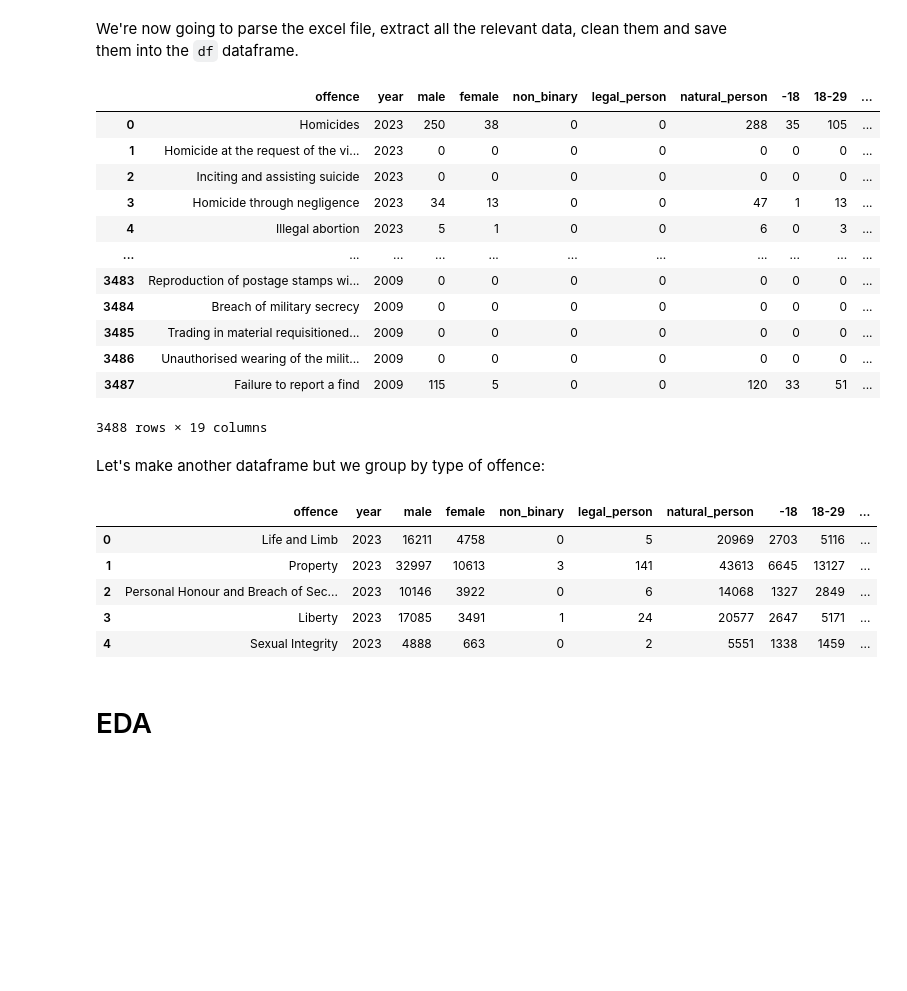
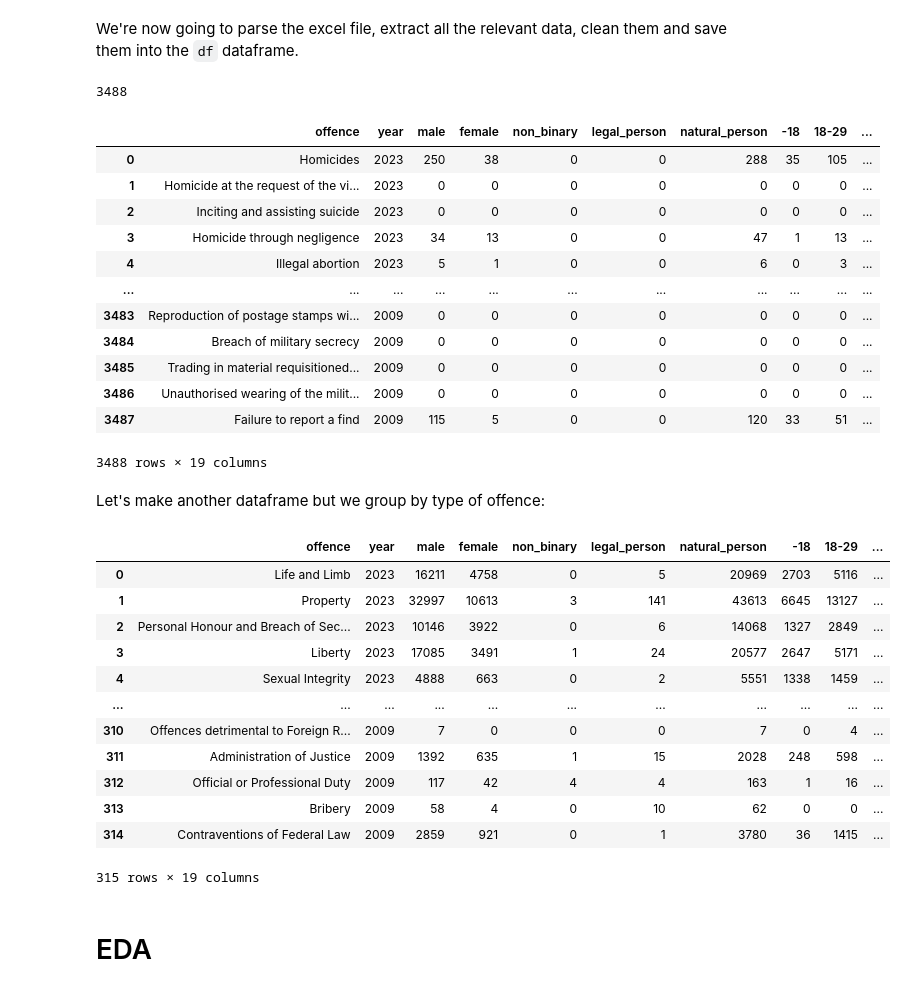
Before and after one commit to grosjeanma/CAS-Applied-Data-Science-2024, a Jupyter notebook: Module-3/M3_Project/M3_Project_Bunning-Grosjean.ipynb, the cells around one changed output. Drawn from its saved outputs; the diff is of its cells as text; code cells hidden in the pictures; blank space fills up the shorter version.

```diff
--- a/Module-3/M3_Project/M3_Project_Bunning-Grosjean.ipynb
+++ b/Module-3/M3_Project/M3_Project_Bunning-Grosjean.ipynb
@@ -106,6 +138,7 @@ for tab_name in tab_names:
     i = row + 7 # data start at line 6
     offence = sheet[f"A{i}"].value
     offence = re.sub(r"\s*\([^)]*\)$", "", offence)
+    offence = offence.strip()
 
     if offence == "Total CC" or offence == "Offence - total":
       break
@@ -138,8 +171,16 @@ for tab_name in tab_names:
     # add the new row to the pd dataset
     df = pd.concat([df, pd.DataFrame([new_row])], ignore_index=True)
 
+# we keep only the offence of 2023
+#offences = df[df['year'] == 2023]['offence'].unique()
+
+# we check each row of our df dataset and if the column is not in the array offences, we remove this line
+#df = df[df['offence'].isin(offences)]
+
+print(len(df))
 df
 # %% [output]
+3488
 |  | offence | year | male | female | non_binary | legal_person | natural_person | -18 | 18-29 | ... |
 | 0 | Homicides | 2023 | 250 | 38 | 0 | 0 | 288 | 35 | 105 | ... |
 | 1 | Homicide at the request of the vi... | 2023 | 0 | 0 | 0 | 0 | 0 | 0 | 0 | ... |
@@ -152,7 +193,7 @@ df
 | 3485 | Trading in material requisitioned... | 2009 | 0 | 0 | 0 | 0 | 0 | 0 | 0 | ... |
 | 3486 | Unauthorised wearing of the milit... | 2009 | 0 | 0 | 0 | 0 | 0 | 0 | 0 | ... |
 | 3487 | Failure to report a find | 2009 | 115 | 5 | 0 | 0 | 120 | 33 | 51 | ... |
-3488 rows × 19 columns
+3488 rows × 19 columns
 # %% [markdown]
 Let's make another dataframe but we group by type of offence:
 # %%
@@ -177,6 +218,7 @@ for tab_name in tab_names:
     i = row + 7 # data start at line 6
     offence = sheet[f"A{i}"].value
     offence = re.sub(r"\s*\([^)]*\)$", "", offence)
+    offence = offence.strip()
 
     # end of tab
     if offence == "Total CC" or offence == "Offence - total":
@@ -188,38 +230,46 @@ for tab_name in tab_names:
 
     #print(offence)
     new_row = {
-      "offence": offence.split(":")[1],
+      "offence": offence.split(":")[1].strip(),
       "year": year,
       "male": parse_cell(sheet[f"J{i}"].value),
       "female": parse_cell(sheet[f"K{i}"].value),
       "non_binary": parse_cell(sheet[f"L{i}"].value),
       "legal_person": parse_cell(sheet[f"H{i}"].value),
       "natural_person": parse_cell(sheet[f"I{i}"].value),
       "-18": parse_cell(sheet[f"M{i}"].value) + parse_cell(sheet[f"N{i}"].value) + parse_cell(sheet[f"O{i}"].value),
       "18-29": parse_cell(sheet[f"P{i}"].value) + parse_cell(sheet[f"Q{i}"].value) + parse_cell(sheet[f"R{i}"].value),
       "30-49": parse_cell(sheet[f"S{i}"].value) + parse_cell(sheet[f"T{i}"].value) + parse_cell(sheet[f"U{i}"].value),
       "50-69": parse_cell(sheet[f"V{i}"].value) + parse_cell(sheet[f"W{i}"].value),
       "70+": parse_cell(sheet[f"X{i}"].value),
       "swiss": parse_cell(sheet[f"Z{i}"].value),
       "permit": parse_cell(sheet[f"AB{i}"].value),
       "asylium": parse_cell(sheet[f"AC{i}"].value),
       "no_permit": parse_cell(sheet[f"AD{i}"].value),
       "cases_failed": parse_cell(sheet[f"D{i}"].value),
       "cases_succeeded": parse_cell(sheet[f"C{i}"].value) - parse_cell(sheet[f"D{i}"].value),
       "cases_total": parse_cell(sheet[f"C{i}"].value),
     }
 
     # add the new row to the pd dataset
     df_group = pd.concat([df_group, pd.DataFrame([new_row])], ignore_index=True)
 
-df_group.head()
+
+df_group
 # %% [output]
 |  | offence | year | male | female | non_binary | legal_person | natural_person | -18 | 18-29 | ... |
 | 0 | Life and Limb | 2023 | 16211 | 4758 | 0 | 5 | 20969 | 2703 | 5116 | ... |
 | 1 | Property | 2023 | 32997 | 10613 | 3 | 141 | 43613 | 6645 | 13127 | ... |
 | 2 | Personal Honour and Breach of Sec... | 2023 | 10146 | 3922 | 0 | 6 | 14068 | 1327 | 2849 | ... |
 | 3 | Liberty | 2023 | 17085 | 3491 | 1 | 24 | 20577 | 2647 | 5171 | ... |
 | 4 | Sexual Integrity | 2023 | 4888 | 663 | 0 | 2 | 5551 | 1338 | 1459 | ... |
+| ... | ... | ... | ... | ... | ... | ... | ... | ... | ... | ... |
+| 310 | Offences detrimental to Foreign R... | 2009 | 7 | 0 | 0 | 0 | 7 | 0 | 4 | ... |
+| 311 | Administration of Justice | 2009 | 1392 | 635 | 1 | 15 | 2028 | 248 | 598 | ... |
+| 312 | Official or Professional Duty | 2009 | 117 | 42 | 4 | 4 | 163 | 1 | 16 | ... |
+| 313 | Bribery | 2009 | 58 | 4 | 0 | 10 | 62 | 0 | 0 | ... |
+| 314 | Contraventions of Federal Law | 2009 | 2859 | 921 | 0 | 1 | 3780 | 36 | 1415 | ... |
+315 rows × 19 columns
 # %% [markdown]
 # EDA
 # %% [markdown]
```
Also changed, not shown: parts of 35 cells of this notebook, 2 other files.
